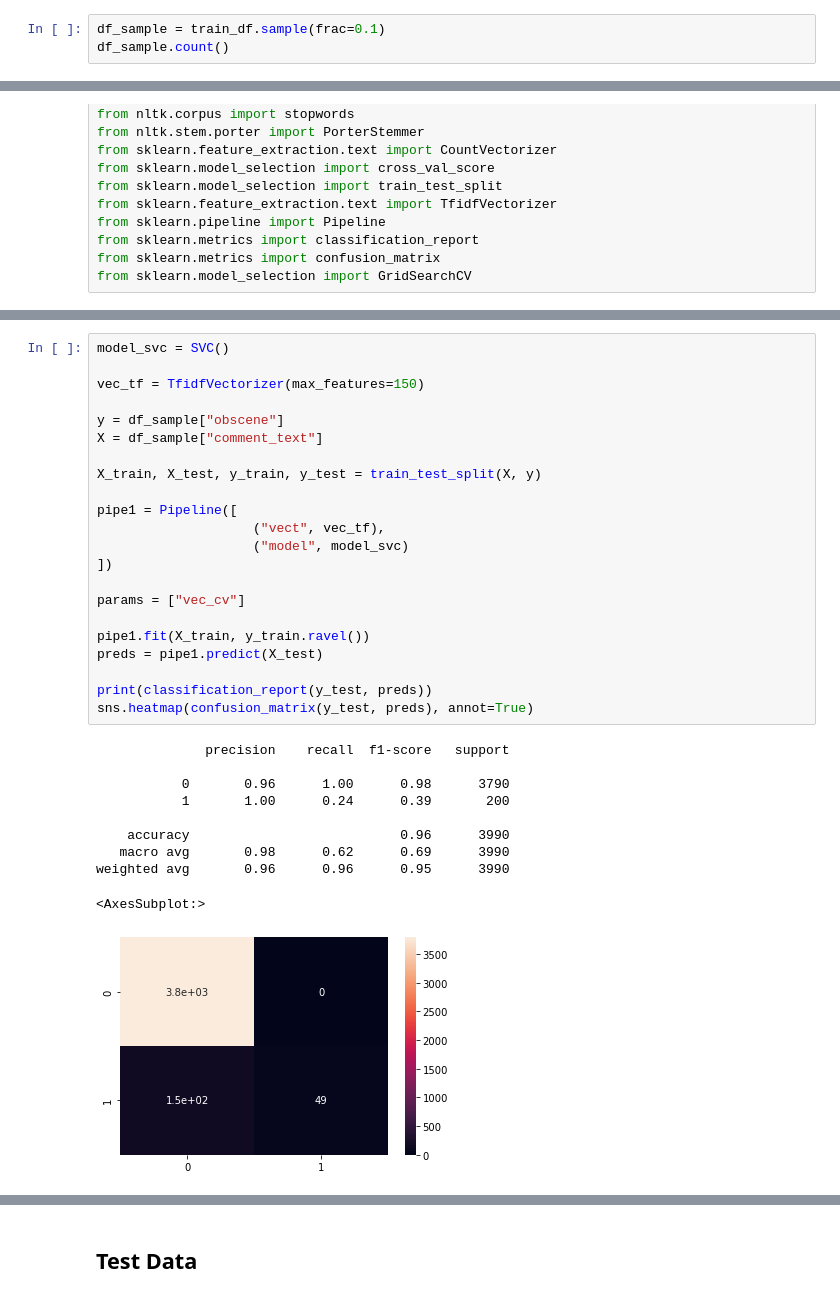
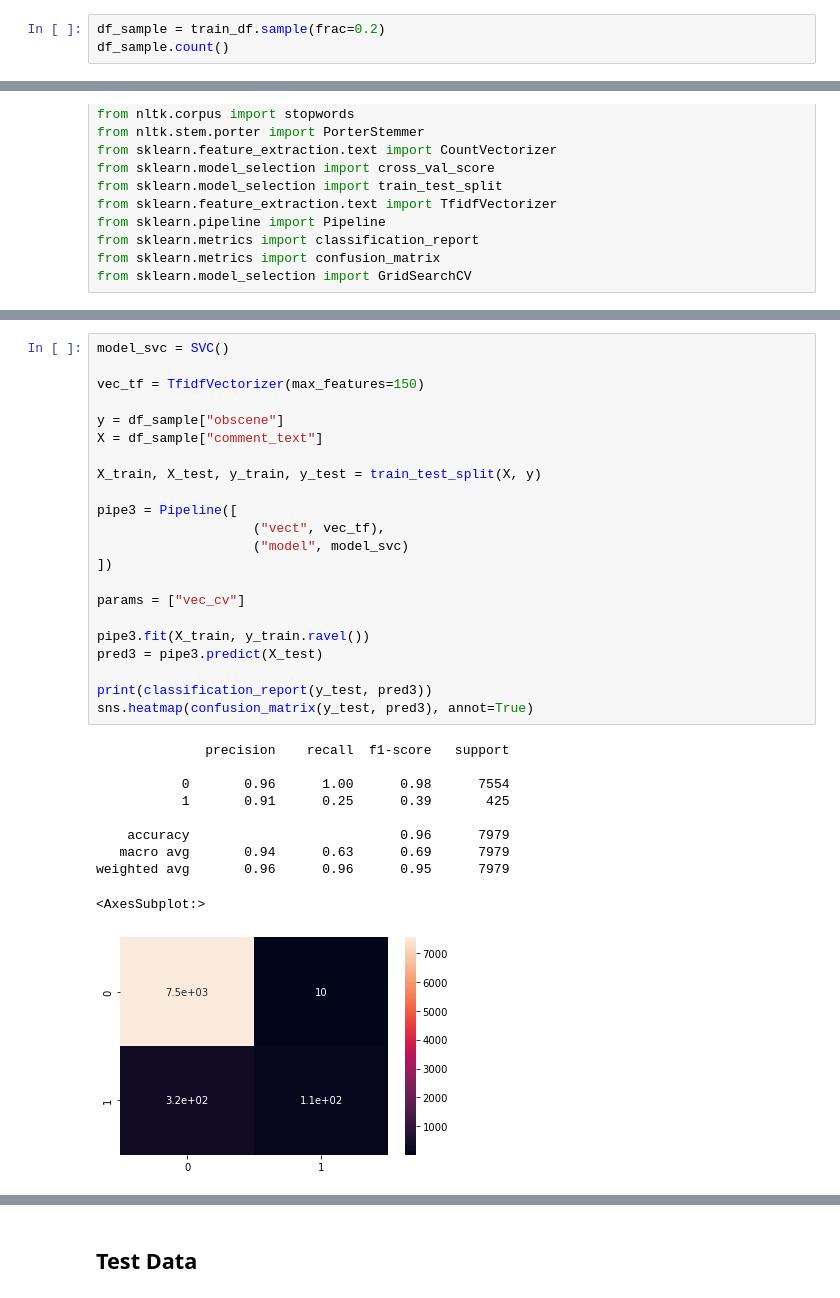
Before and after one commit to guochuanyong/ItML_Project_1_Students, a Jupyter notebook: proj_1_start.ipynb, the cells around one changed output, grey strips where cells are left out. Saved outputs shown, nothing was run; the diff lists cells and outputs as text.

```diff
--- a/proj_1_start.ipynb
+++ b/proj_1_start.ipynb
@@ -30,6 +30,6 @@ train_df.tail()
 | 159569 | fff125370e4aaaf3 | And it looks like it was actually... | 0 | 0 | 0 | 0 | 0 | 0 |
 | 159570 | fff46fc426af1f9a | "\nAnd ... I really don't think y... | 0 | 0 | 0 | 0 | 0 | 0 |
 # %%
-df_sample = train_df.sample(frac=0.1)
+df_sample = train_df.sample(frac=0.2)
 df_sample.count()
 # %% [output]
@@ -129,33 +129,33 @@ weighted avg       0.98      0.99      0.99      3990
 # %%
 model_svc = SVC()
 
 vec_tf = TfidfVectorizer(max_features=150)
 
 y = df_sample["obscene"]
 X = df_sample["comment_text"]
 
 X_train, X_test, y_train, y_test = train_test_split(X, y)
 
-pipe1 = Pipeline([
+pipe3 = Pipeline([
                     ("vect", vec_tf),
                     ("model", model_svc)
 ])
 
 params = ["vec_cv"]
 
-pipe1.fit(X_train, y_train.ravel())
-preds = pipe1.predict(X_test)
+pipe3.fit(X_train, y_train.ravel())
+pred3 = pipe3.predict(X_test)
 
-print(classification_report(y_test, preds))
-sns.heatmap(confusion_matrix(y_test, preds), annot=True)
+print(classification_report(y_test, pred3))
+sns.heatmap(confusion_matrix(y_test, pred3), annot=True)
 # %% [output]
               precision    recall  f1-score   support
 
-           0       0.96      1.00      0.98      3790
-           1       1.00      0.24      0.39       200
+           0       0.96      1.00      0.98      7554
+           1       0.91      0.25      0.39       425
 
-    accuracy                           0.96      3990
-   macro avg       0.98      0.62      0.69      3990
-weighted avg       0.96      0.96      0.95      3990
+    accuracy                           0.96      7979
+   macro avg       0.94      0.63      0.69      7979
+weighted avg       0.96      0.96      0.95      7979
 <AxesSubplot:>
-[figure, old version]
+[figure, new version]
```
Also changed, not shown: parts of 9 cells of this notebook, 1 other file.
